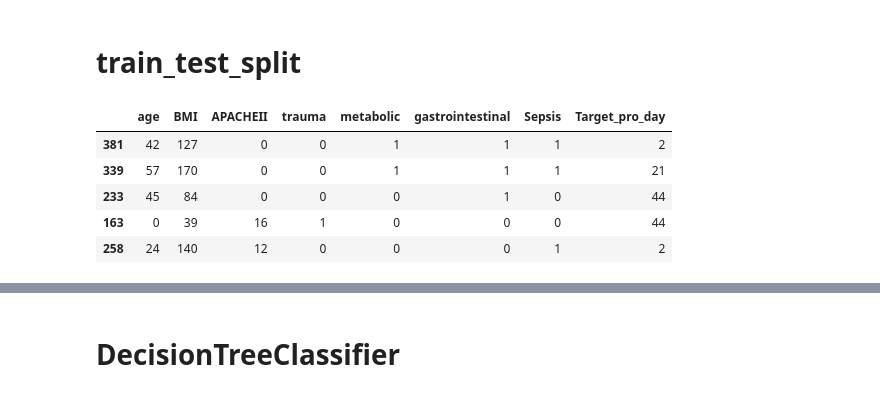
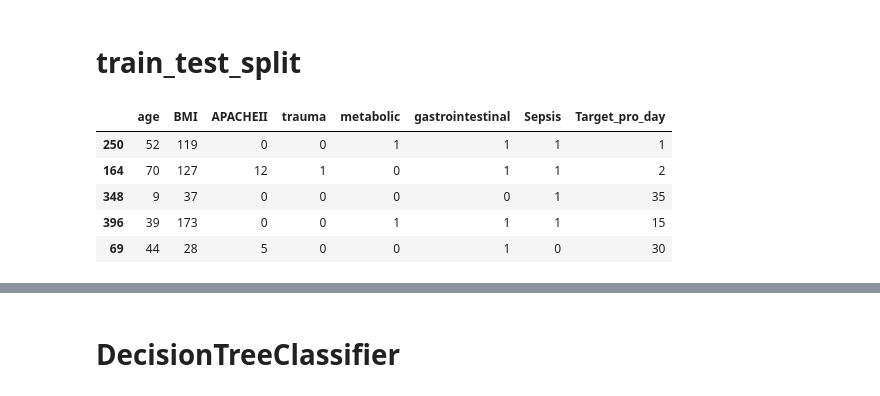
Before and after one commit to dvirs12345/Final-project, a Jupyter notebook: Hazana/first_slice.ipynb, the cells around one changed output, grey strips where cells are left out. Drawn from its saved outputs; the diff is of its cells as text; code cells hidden in the pictures.

```diff
--- a/Hazana/first_slice.ipynb
+++ b/Hazana/first_slice.ipynb
@@ -6,7 +6,7 @@ import numpy as np
 import matplotlib.pyplot as plt
 from sklearn.cluster import KMeans
 
-patient_level__ver_12_proj1_sn_5_13=pd.read_excel("C:/Users/97254/Downloads/patient_level__ver 12_proj1_sn_5-13.xlsx", engine='openpyxl')
+patient_level__ver_12_proj1_sn_5_13=pd.read_excel("patient_level__ver 12_proj1_sn_5-13.xlsx", engine='openpyxl')
 #Demo_patient_week1_23=pd.read_excel("C:/Users/97254/Downloads/Demo_patient_week1_23.12.xlsx", engine='openpyxl')
 #Demo_Patient_level_feeding_Daily_19 = pd.read_csv("C:/Users/97254/Downloads/Demo_Patient_level_feeding_Daily_19.11.csv",encoding='latin-1')
 
@@ -108,16 +105,18 @@ See the caveats in the documentation: https://pandas.pydata.org/pandas-docs/stab
 # %% [markdown]
 # train_test_split
 # %%
+from sklearn.model_selection import train_test_split
 
-from sklearn.model_selection import train_test_split
 #this function randomly split the data into train and test sets
-x_train, x_test, y_train, y_test = train_test_split(x1, target, test_size=.3)
-#test_size=.3 means that our test set will be 30% of the train set.
+x_train, x_test, y_train, y_test = train_test_split(x1, target, test_size=0.2, random_state=1)
+
+x_train, x_val, y_train, y_val = train_test_split(x_train, y_train, test_size=0.125, random_state=1) # 0.125 x 0.8 = 0.1
+#test=0.2,train=0.7,val=0.1
 x_train.head()
 # %% [output]
 |  | age | BMI | APACHEII | trauma | metabolic | gastrointestinal | Sepsis | Target_pro_day |
-| 381 | 42 | 127 | 0 | 0 | 1 | 1 | 1 | 2 |
-| 339 | 57 | 170 | 0 | 0 | 1 | 1 | 1 | 21 |
-| 233 | 45 | 84 | 0 | 0 | 0 | 1 | 0 | 44 |
-| 163 | 0 | 39 | 16 | 1 | 0 | 0 | 0 | 44 |
-| 258 | 24 | 140 | 12 | 0 | 0 | 0 | 1 | 2 |
+| 250 | 52 | 119 | 0 | 0 | 1 | 1 | 1 | 1 |
+| 164 | 70 | 127 | 12 | 1 | 0 | 1 | 1 | 2 |
+| 348 | 9 | 37 | 0 | 0 | 0 | 0 | 1 | 35 |
+| 396 | 39 | 173 | 0 | 0 | 1 | 1 | 1 | 15 |
+| 69 | 44 | 28 | 5 | 0 | 0 | 1 | 0 | 30 |
```
Also changed, not shown: parts of 5 cells of this notebook.
